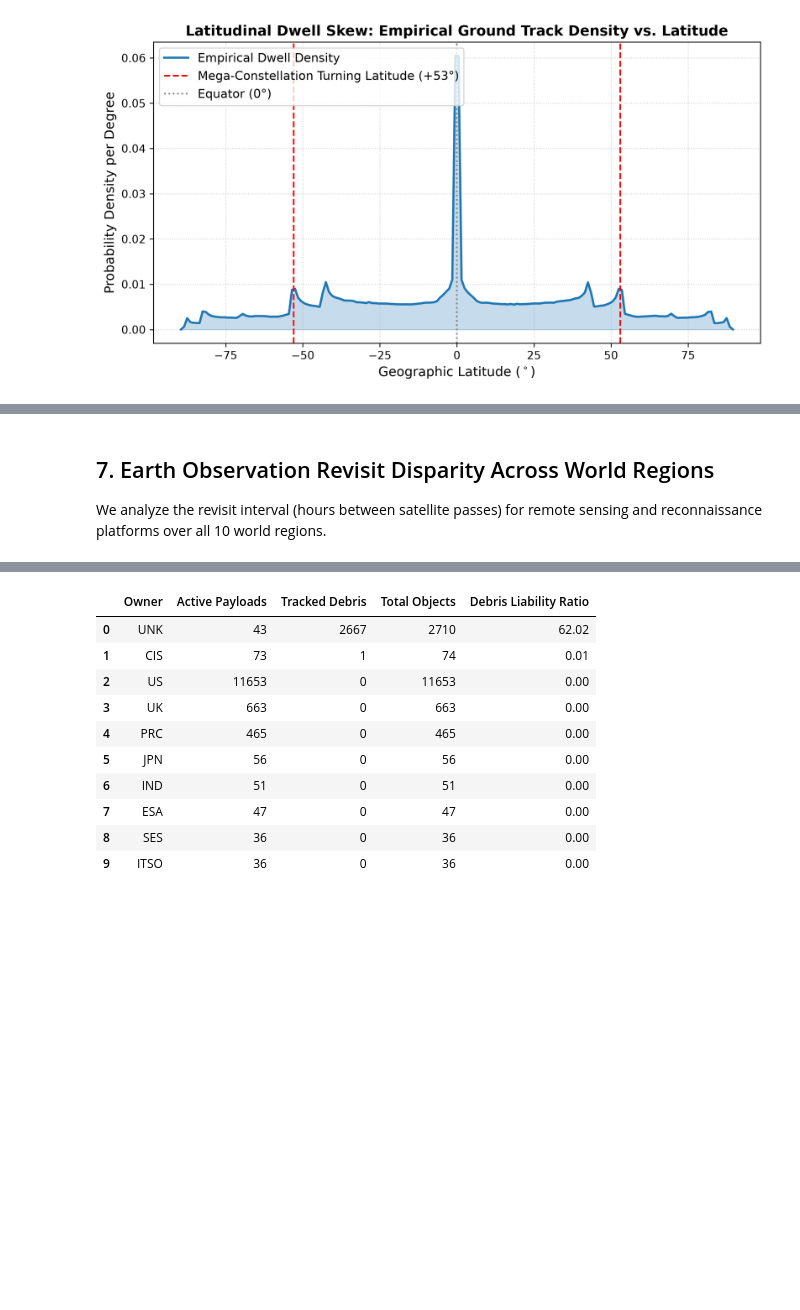
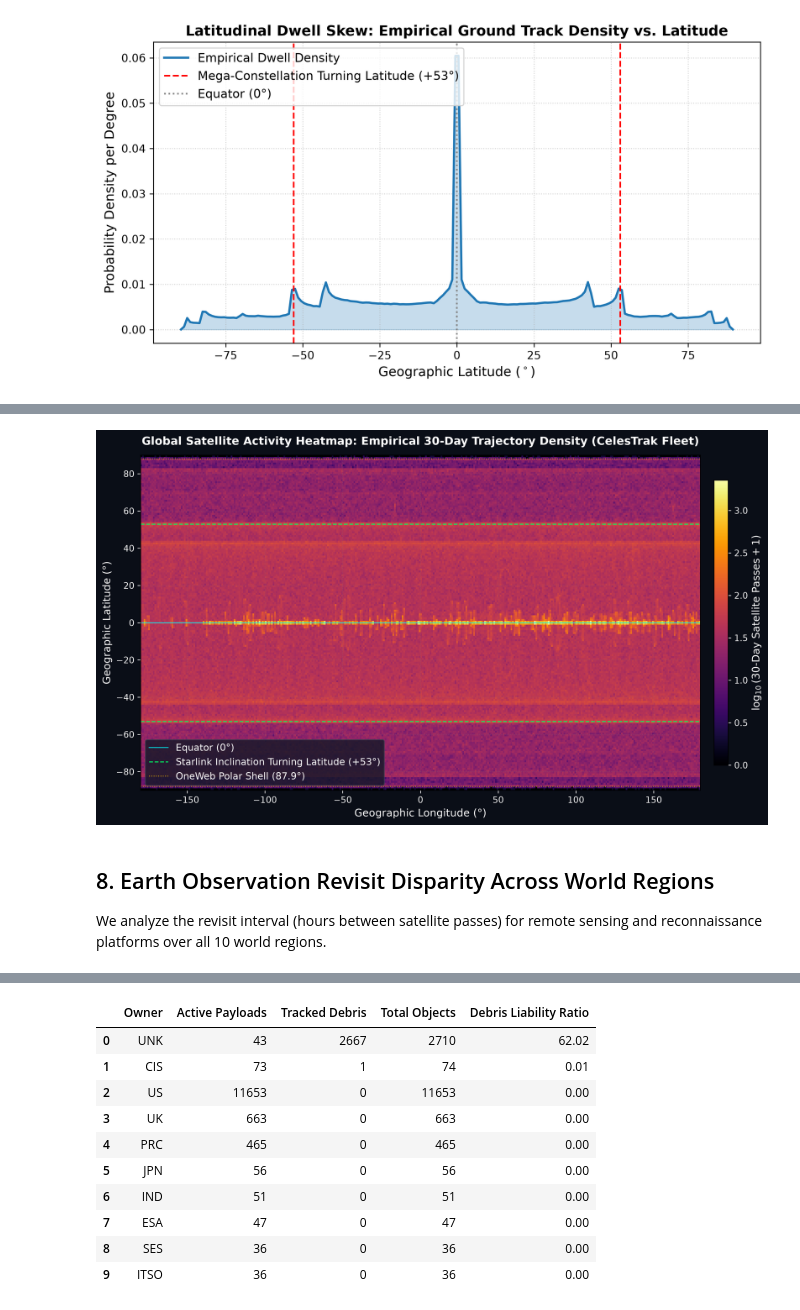
Before and after one commit to saejin-moon/astro, a Jupyter notebook: notebooks/astropolitics_analysis.ipynb, the cells around one changed output, grey strips where cells are left out. Cells and saved outputs as stored; diff of their text form; code cells hidden in the pictures; blank space fills up the shorter version.

```diff
--- a/notebooks/astropolitics_analysis.ipynb
+++ b/notebooks/astropolitics_analysis.ipynb
@@ -226,5 +209,11 @@ if os.path.exists(fig_path):
+# %%
+fig_path = "../output/figures/world_satellite_activity_heatmap.png"
+if os.path.exists(fig_path):
+    display(Image(filename=fig_path))
+# %% [output]
+[figure, added]
 # %% [markdown]
-## 7. Earth Observation Revisit Disparity Across World Regions
+## 8. Earth Observation Revisit Disparity Across World Regions
 We analyze the revisit interval (hours between satellite passes) for remote sensing and reconnaissance platforms over all 10 world regions.
 # %%
 eo_revisit_df = pd.read_csv("../data/processed/earth_observation_revisit.csv")
```
Also changed, not shown: parts of 33 cells of this notebook, 31 other files.
